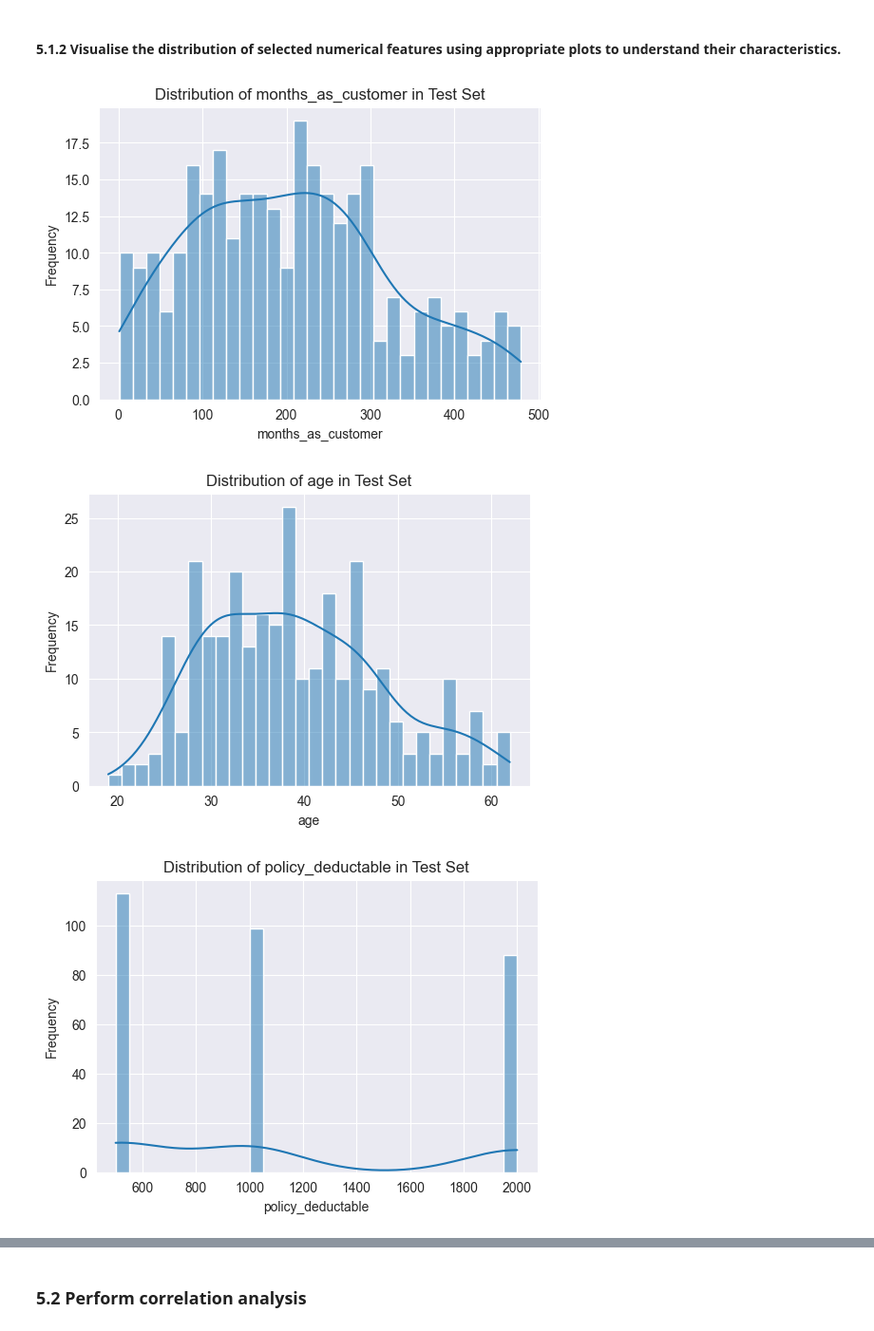
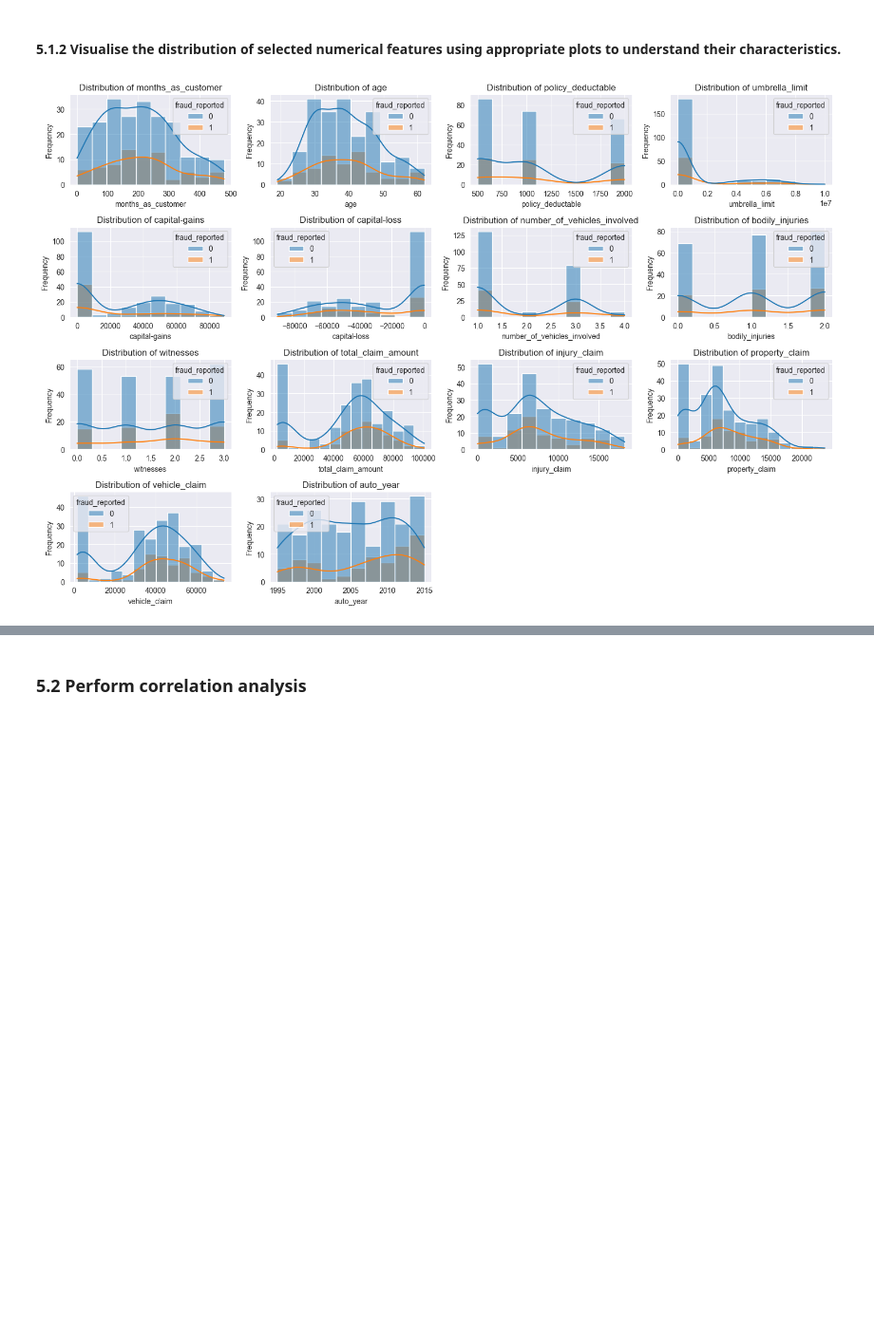
Before and after one commit to vijaykumar-qait/Fraudulent-Claim-Detection-Assignment, a Jupyter notebook: Fraudulent_Claim_Detection_Starter.ipynb, the cells around one changed output, grey strips where cells are left out. Shown at 95% size. Cells and saved outputs as stored; diff of their text form; code cells hidden in the pictures; blank space fills up the shorter version.

```diff
--- a/Fraudulent_Claim_Detection_Starter.ipynb
+++ b/Fraudulent_Claim_Detection_Starter.ipynb
@@ -468,8 +495,7 @@ Carefully examine the dataset and identify columns that contain date or time inf
 # Fix the data types of the columns with incorrect data types
 # Convert columns containing date/time information to datetime type
 
-# Check which columns look like date/time
-date_columns = ['incident_date']
+date_columns = ['policy_bind_date', 'incident_date']
 
 # Convert these columns to datetime format
 for col in date_columns:
@@ -477,5 +503,15 @@ for col in date_columns:
         df_cleaned[col] = pd.to_datetime(df_cleaned[col], errors='coerce')
 
 print("Date columns converted successfully.")
+
+numeric_columns = ['months_as_customer', 'age', 'policy_deductable',
+                    'umbrella_limit', 'capital-gains',
+                  'capital-loss', 'number_of_vehicles_involved', 'bodily_injuries',
+                  'witnesses', 'total_claim_amount', 'injury_claim',
+                  'property_claim', 'vehicle_claim', 'auto_year']
+
+for col in numeric_columns:
+    df_cleaned[col] = pd.to_numeric(df_cleaned[col], errors='coerce')
+print("Fix numerical columns converted successfully.")
 # %% [output]
 Date columns converted successfully.
@@ -573,12 +610,15 @@ Numerical columns selected:
 # Plot all the numerical columns to understand their distribution
 
 # Plot each numerical feature
-for col in numerical_cols:
-    plt.figure(figsize=(6,4))
-    sns.histplot(X_train[col], kde=True, bins=30)
+plt.figure(figsize=(15, 10))
+
+for i, col in enumerate(numeric_columns, 1):
+    plt.subplot(4, 4, i)
+    sns.histplot(data=X_train, x=col, hue=y_train, kde=True)
     plt.title(f'Distribution of {col}')
     plt.xlabel(col)
     plt.ylabel('Frequency')
     plt.grid(True)
-    plt.show()
+plt.tight_layout()
+plt.show()
 # %% [output]
@@ -691,13 +715,15 @@ Categorical Columns Selected:
 #### **4.4.2** Explore the relationships between numerical features and the target variable to understand their impact on the target outcome using appropriate visualisation techniques to identify trends and potential interactions. <font color="red">[5 Marks]</font>
 # %%
 # Visualise the relationship between numerical features and the target variable to understand their impact on the target outcome
+plt.figure(figsize=(15, 10))
 
-for col in numerical_cols:
-    plt.figure(figsize=(6,4))
+for i, col in enumerate(numeric_columns, 1):
+    plt.subplot(4, 4, i)
     sns.boxplot(x=y_train, y=X_train[col])
     plt.title(f'{col} vs Fraud Reported')
     plt.xlabel('Fraud Reported')
     plt.ylabel(col)
     plt.grid(True)
-    plt.show()
+plt.tight_layout()
+plt.show()
 # %% [output]
@@ -734,15 +748,16 @@ Numerical columns in test set:
 # %%
 # Plot all the numerical columns to understand their distribution
 
-for col in numerical_cols_test:
-    plt.figure(figsize=(6,4))
-    sns.histplot(X_test[col], kde=True, bins=30)
-    plt.title(f'Distribution of {col} in Test Set')
+plt.figure(figsize=(15, 10))
+
+for i, col in enumerate(numeric_columns, 1):
+    plt.subplot(4, 4, i)
+    sns.histplot(data=X_test, x=col, hue=y_test, kde=True)
+    plt.title(f'Distribution of {col}')
     plt.xlabel(col)
     plt.ylabel('Frequency')
     plt.grid(True)
-    plt.show()
+plt.tight_layout()
+plt.show()
 # %% [output]
-[figure, old version]
+[figure, new version]
-[figure, removed]
-[figure, removed]
```
Also changed, not shown: parts of 52 cells of this notebook.
